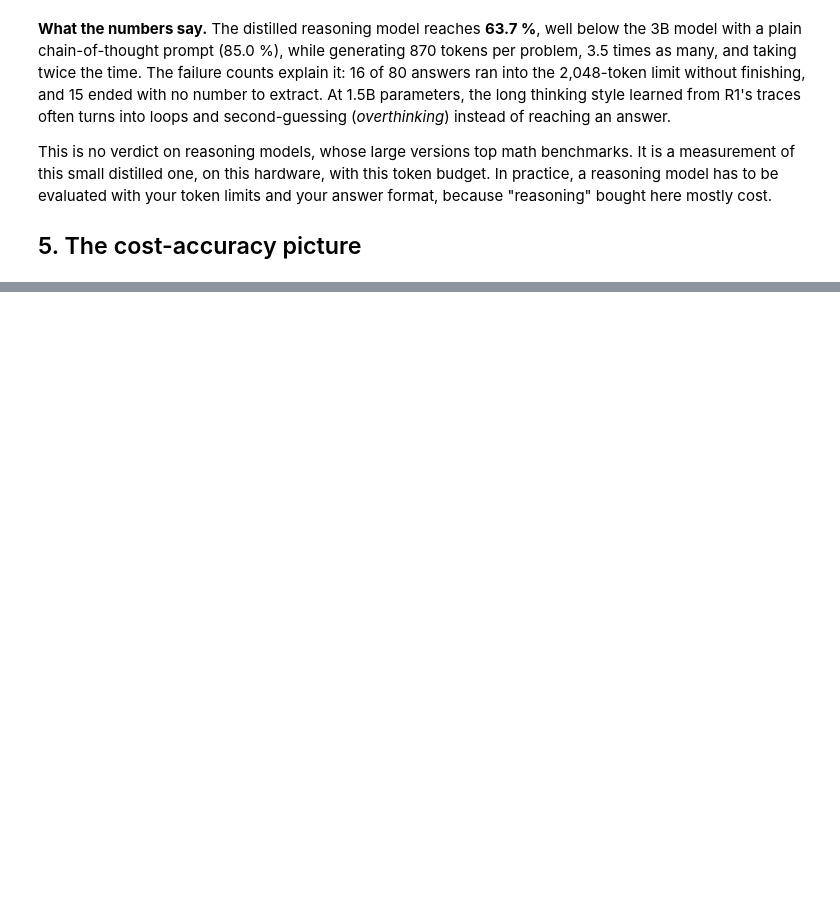
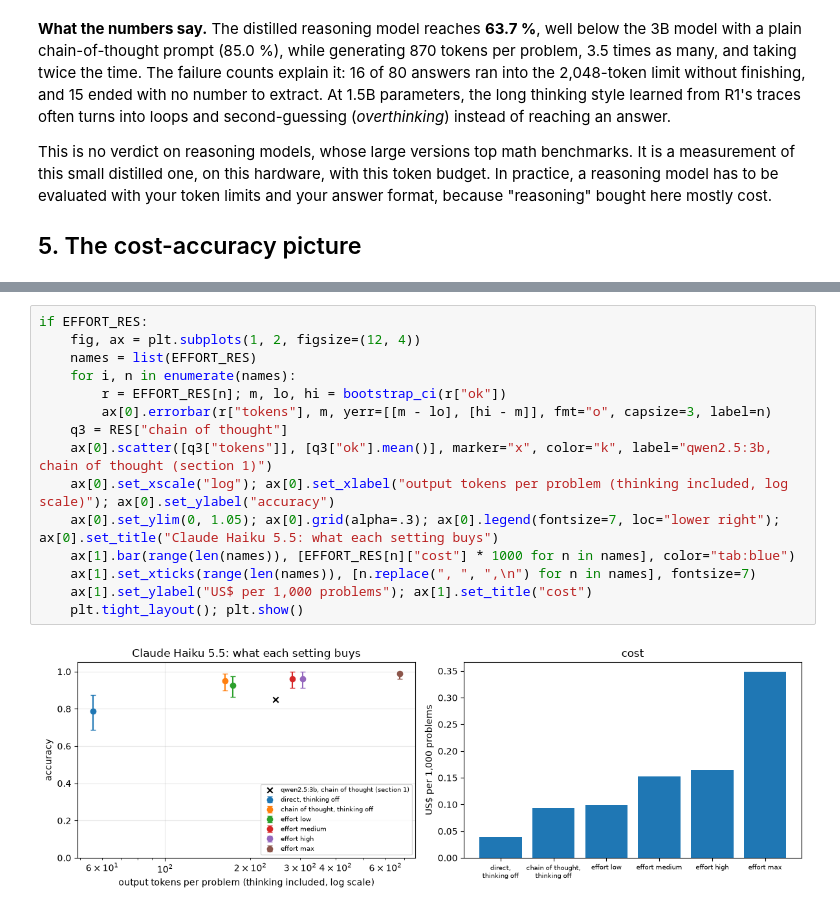
Before and after one commit to ZoodiacR/llm-edu-suite, a Jupyter notebook: notebooks/03_post_training/15_reasoning_test_time_compute.ipynb, the cells around one changed output, grey strips where cells are left out. Saved outputs shown, nothing was run; the diff lists cells and outputs as text; blank space fills up the shorter version.

```diff
--- a/notebooks/03_post_training/15_reasoning_test_time_compute.ipynb
+++ b/notebooks/03_post_training/15_reasoning_test_time_compute.ipynb
@@ -374,0 +388,17 @@ What this establishes: reasoning tokens are the single largest lever (+72.5 poin
+# %%
+if EFFORT_RES:
+    fig, ax = plt.subplots(1, 2, figsize=(12, 4))
+    names = list(EFFORT_RES)
+    for i, n in enumerate(names):
+        r = EFFORT_RES[n]; m, lo, hi = bootstrap_ci(r["ok"])
+        ax[0].errorbar(r["tokens"], m, yerr=[[m - lo], [hi - m]], fmt="o", capsize=3, label=n)
+    q3 = RES["chain of thought"]
+    ax[0].scatter([q3["tokens"]], [q3["ok"].mean()], marker="x", color="k", label="qwen2.5:3b, chain of thought (section 1)")
+    ax[0].set_xscale("log"); ax[0].set_xlabel("output tokens per problem (thinking included, log scale)"); ax[0].set_ylabel("accuracy")
+    ax[0].set_ylim(0, 1.05); ax[0].grid(alpha=.3); ax[0].legend(fontsize=7, loc="lower right"); ax[0].set_title("Claude Haiku 5.5: what each setting buys")
+    ax[1].bar(range(len(names)), [EFFORT_RES[n]["cost"] * 1000 for n in names], color="tab:blue")
+    ax[1].set_xticks(range(len(names)), [n.replace(", ", ",\n") for n in names], fontsize=7)
+    ax[1].set_ylabel("US$ per 1,000 problems"); ax[1].set_title("cost")
+    plt.tight_layout(); plt.show()
+# %% [output]
+[figure, added]
```
Also changed, not shown: parts of 15 cells of this notebook, 23 other files.
